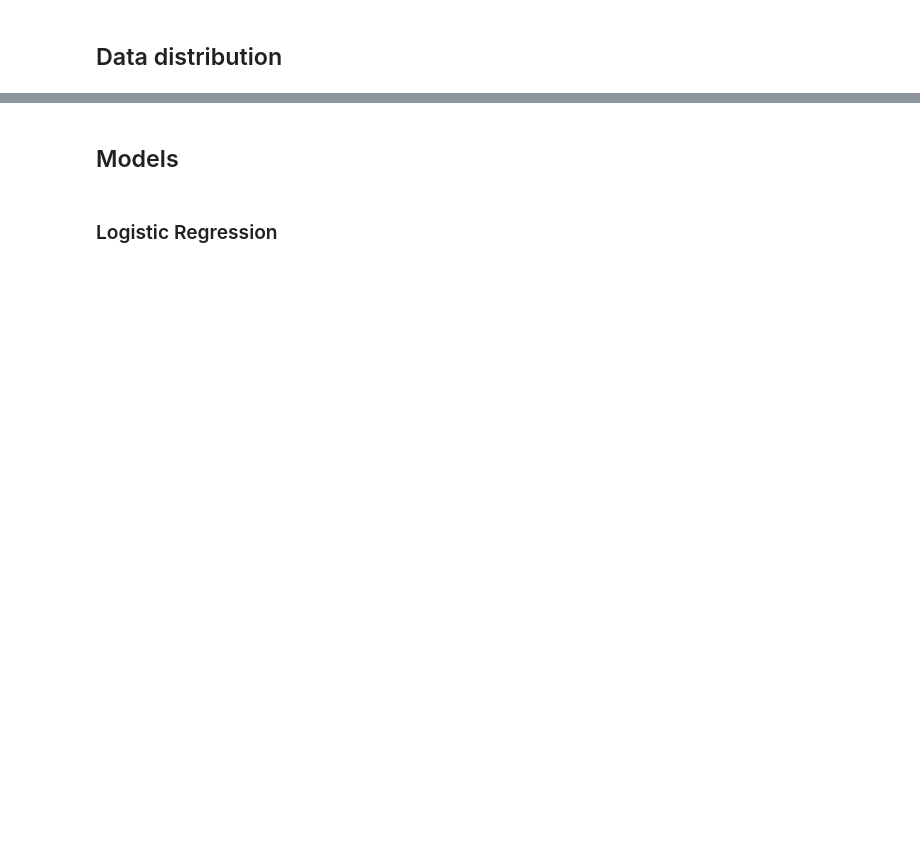
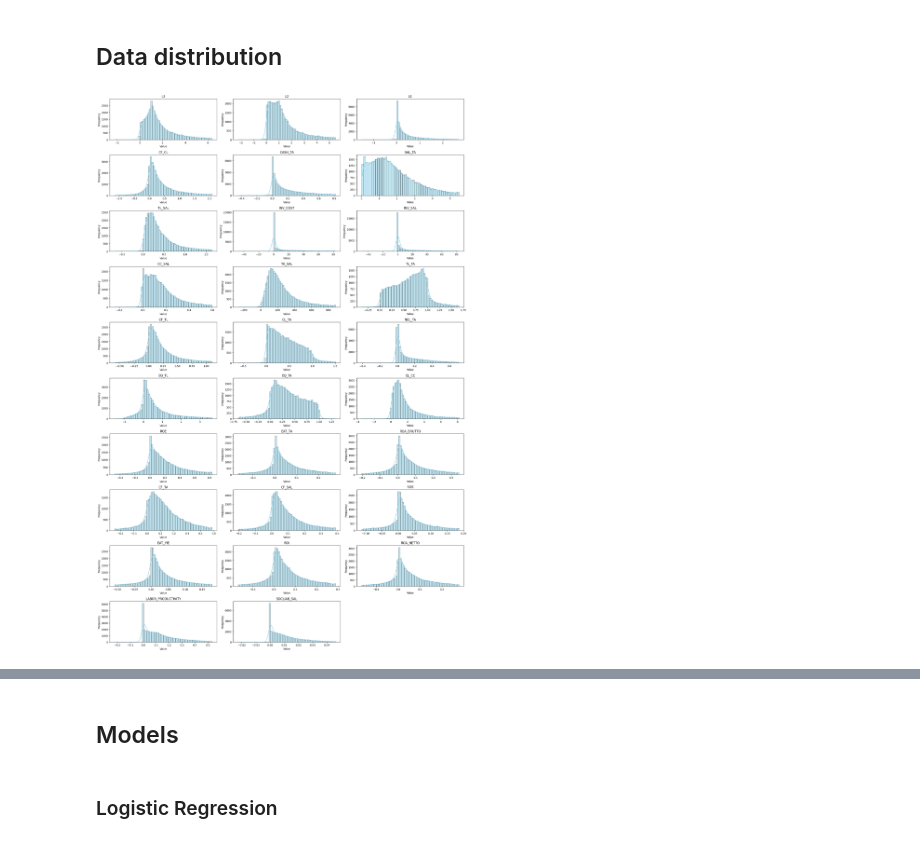
Before and after one commit to rohalmatus/financial-distress-models, a Jupyter notebook: CODE/EXPLORATORY/eda_01.ipynb, the cells around one changed output, grey strips where cells are left out. Drawn from its saved outputs; the diff is of its cells as text; code cells hidden in the pictures; blank space fills up the shorter version.

```diff
--- a/CODE/EXPLORATORY/eda_01.ipynb
+++ b/CODE/EXPLORATORY/eda_01.ipynb
@@ -310,6 +267,8 @@ display(
 # %%
-# # plot_histograms(financial_ratios_table.query('year == 2018'), predictors)
-# plot_histograms(financial_ratios_table.query('year == 2018 and is_outlier == 0'), predictors)
+# plot_histograms(financial_ratios_table.query('year == 2018'), predictors)
+plot_histograms(data_2018.query('is_outlier == 0'), predictors)
+# %% [output]
+[figure, added]
 # %%
 import seaborn as sns
 
```
Also changed, not shown: parts of 17 cells of this notebook, 1 other file.
